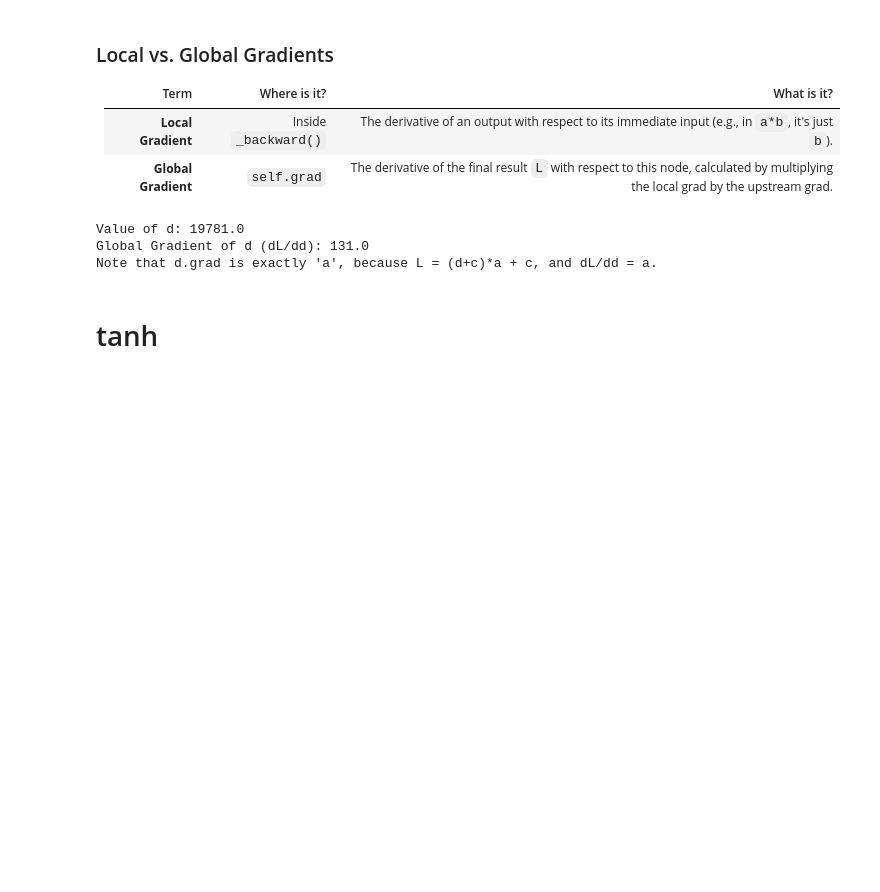
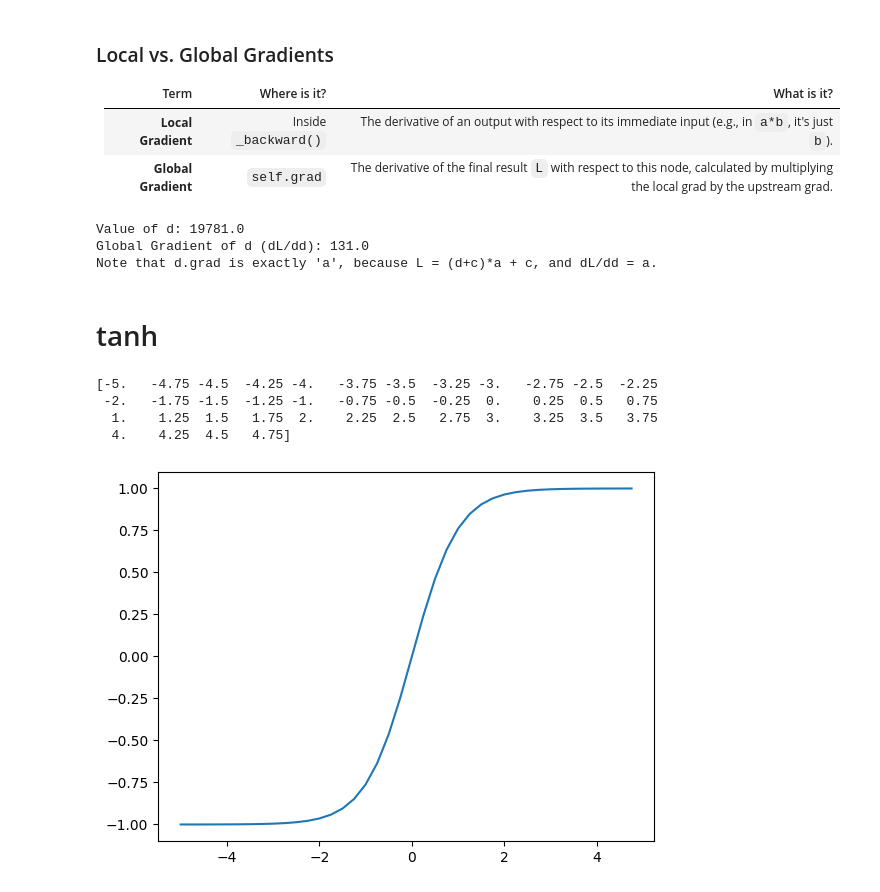
Before and after one commit to PradipBanik/Build_2026, a Jupyter notebook: standford.ipynb, the cells around one changed output. Cells and saved outputs as stored; diff of their text form; code cells hidden in the pictures; blank space fills up the shorter version.

```diff
--- a/standford.ipynb
+++ b/standford.ipynb
@@ -385,3 +404,12 @@ Global Gradient of d (dL/dd): 131.0
 Note that d.grad is exactly 'a', because L = (d+c)*a + c, and dL/dd = a.
 # %% [markdown]
 # tanh
+# %%
+plt.plot(np.arange(-5,5,0.25), np.tanh(np.arange(-5,5,0.25)));plt.plot()
+print(np.arange(-5,5,0.25))
+# %% [output]
+[-5.   -4.75 -4.5  -4.25 -4.   -3.75 -3.5  -3.25 -3.   -2.75 -2.5  -2.25
+ -2.   -1.75 -1.5  -1.25 -1.   -0.75 -0.5  -0.25  0.    0.25  0.5   0.75
+  1.    1.25  1.5   1.75  2.    2.25  2.5   2.75  3.    3.25  3.5   3.75
+  4.    4.25  4.5   4.75]
+[figure, added]
```
Also changed, not shown: parts of 7 cells of this notebook.
